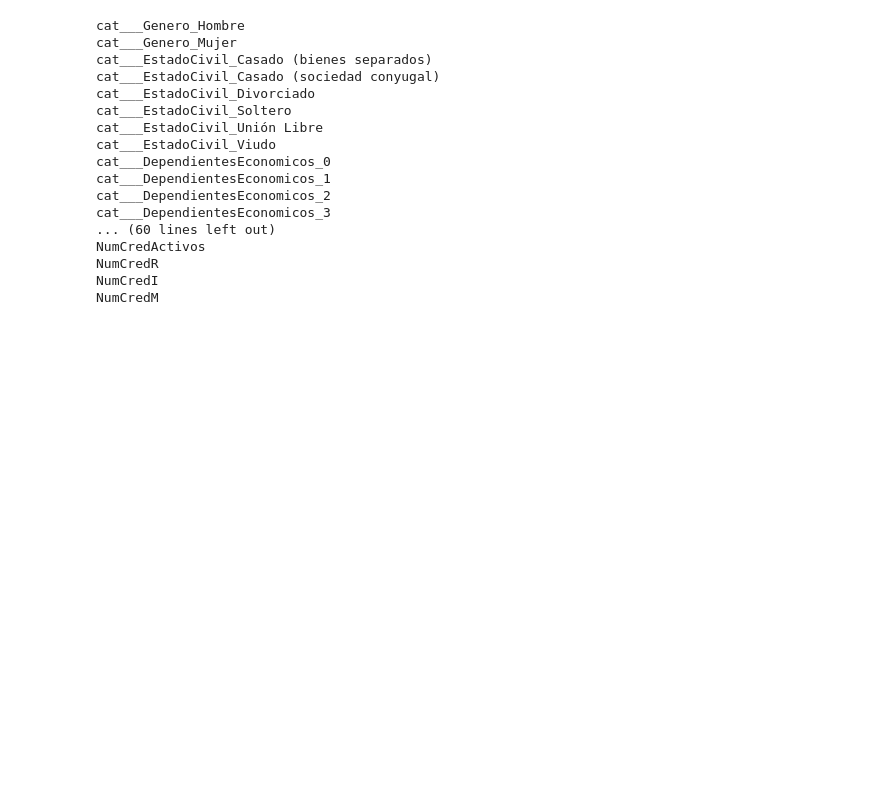
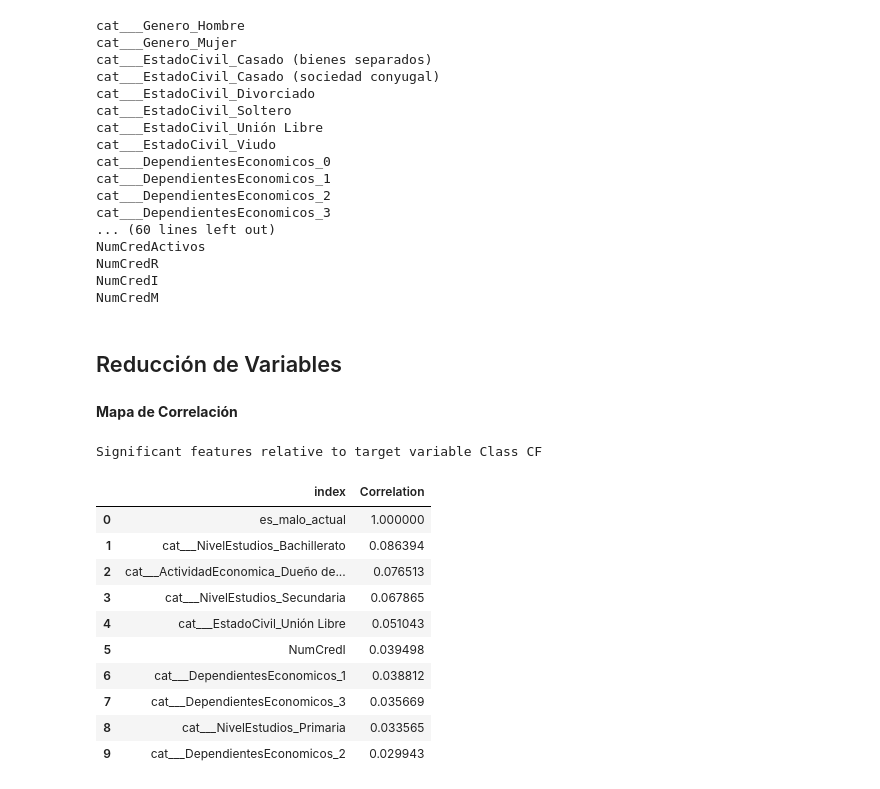
Before and after one commit to memowayun/ProyectoIntegradorEq36_ScoreRiesgoCred, a Jupyter notebook: Avance2_36 (1).ipynb, the cells around one changed output. Cells and saved outputs as stored; diff of their text form; code cells hidden in the pictures; blank space fills up the shorter version.

```diff
--- a/Avance2_36 (1).ipynb
+++ b/Avance2_36 (1).ipynb
@@ -463,3 +465,7 @@ X_test_tr = X_test_tr.rename(columns={'bin_____Edad': 'Edad',
                         'bin_____NumCredActivos': 'NumCredActivos',
                         'bin_____NumCredI': 'NumCredI',
                         'bin_____NumCredM': 'NumCredM'})
+# %% [markdown]
+## Reducción de Variables
+# %% [markdown]
+**Mapa de Correlación**
@@ -465,0 +476,24 @@ X_test_tr = X_test_tr.rename(columns={'bin_____Edad': 'Edad',
+# %%
+print("Significant features relative to target variable Class CF")
+
+corr1 = data[variables].corr()['es_malo_actual']
+# convert series to dataframe so it can be sorted
+corr1 = pd.DataFrame(corr1)
+
+corr1.columns = ["Correlation"]
+# sort correlation
+corr2 = corr1.sort_values(by=['Correlation'], ascending=False).reset_index()
+corr2.head(10)
+# %% [output]
+Significant features relative to target variable Class CF
+|  | index | Correlation |
+| 0 | es_malo_actual | 1.000000 |
+| 1 | cat___NivelEstudios_Bachillerato | 0.086394 |
+| 2 | cat___ActividadEconomica_Dueño de... | 0.076513 |
+| 3 | cat___NivelEstudios_Secundaria | 0.067865 |
+| 4 | cat___EstadoCivil_Unión Libre | 0.051043 |
+| 5 | NumCredI | 0.039498 |
+| 6 | cat___DependientesEconomicos_1 | 0.038812 |
+| 7 | cat___DependientesEconomicos_3 | 0.035669 |
+| 8 | cat___NivelEstudios_Primaria | 0.033565 |
+| 9 | cat___DependientesEconomicos_2 | 0.029943 |
```
Also changed, not shown: parts of 11 cells of this notebook.
